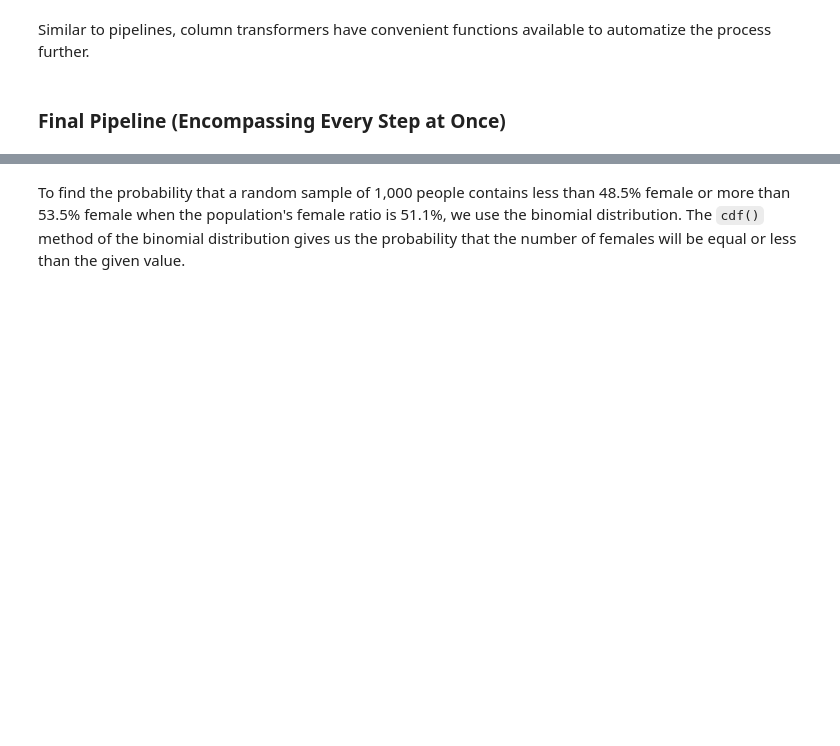
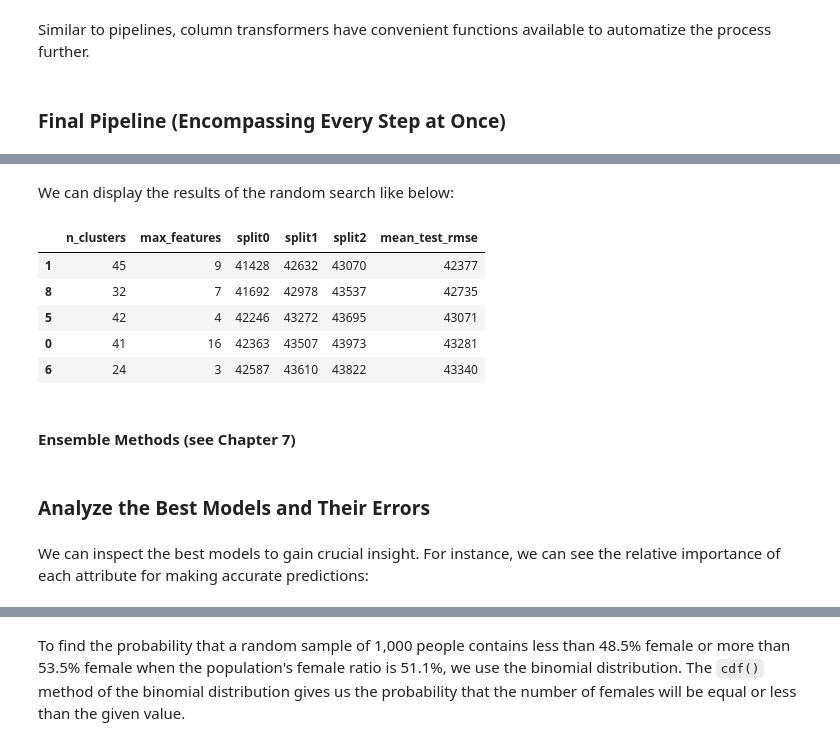
Before and after one commit to bictorbang/ML_notebooks, a Jupyter notebook: machine_learning_with_scikit_learn/02_end_to_end_machine_learning_project/02.ipynb, the cells around one changed output, grey strips where cells are left out. Cells and saved outputs as stored; diff of their text form; code cells hidden in the pictures; blank space fills up the shorter version.

```diff
--- a/machine_learning_with_scikit_learn/02_end_to_end_machine_learning_project/02.ipynb
+++ b/machine_learning_with_scikit_learn/02_end_to_end_machine_learning_project/02.ipynb
@@ -1053,0 +1363,12 @@ housing_prepared = preprocessing.fit_transform(housing)
+# %%
+from sklearn.model_selection import RandomizedSearchCV
+from scipy.stats import randint
+
+param_distribs = {'preprocessing__geo__n_clusters': randint(low=3, high=50),
+                  'random_forest__max_features': randint(low=2, high=20)}
+
+rnd_search = RandomizedSearchCV(
+    full_pipeline, param_distributions=param_distribs, n_iter=10, cv=3,
+    scoring='neg_root_mean_squared_error', random_state=42)
+
+rnd_search.fit(housing, housing_labels)
@@ -1053,0 +1392,24 @@ housing_prepared = preprocessing.fit_transform(housing)
+# %% [markdown]
+We can display the results of the random search like below:
+# %%
+cv_res = pd.DataFrame(rnd_search.cv_results_)
+cv_res.sort_values(by="mean_test_score", ascending=False, inplace=True)
+cv_res = cv_res[["param_preprocessing__geo__n_clusters",
+                 "param_random_forest__max_features", "split0_test_score",
+                 "split1_test_score", "split2_test_score", "mean_test_score"]]
+cv_res.columns = ["n_clusters", "max_features"] + score_cols
+cv_res[score_cols] = -cv_res[score_cols].round().astype(np.int64)
+cv_res.head()
+# %% [output]
+|  | n_clusters | max_features | split0 | split1 | split2 | mean_test_rmse |
+| 1 | 45 | 9 | 41428 | 42632 | 43070 | 42377 |
+| 8 | 32 | 7 | 41692 | 42978 | 43537 | 42735 |
+| 5 | 42 | 4 | 42246 | 43272 | 43695 | 43071 |
+| 0 | 41 | 16 | 42363 | 43507 | 43973 | 43281 |
+| 6 | 24 | 3 | 42587 | 43610 | 43822 | 43340 |
+# %% [markdown]
+#### Ensemble Methods (see Chapter 7)
+# %% [markdown]
+### Analyze the Best Models and Their Errors
+# %% [markdown]
+We can inspect the best models to gain crucial insight. For instance, we can see the relative importance of each attribute for making accurate predictions:
```
Also changed, not shown: parts of 84 cells of this notebook.
